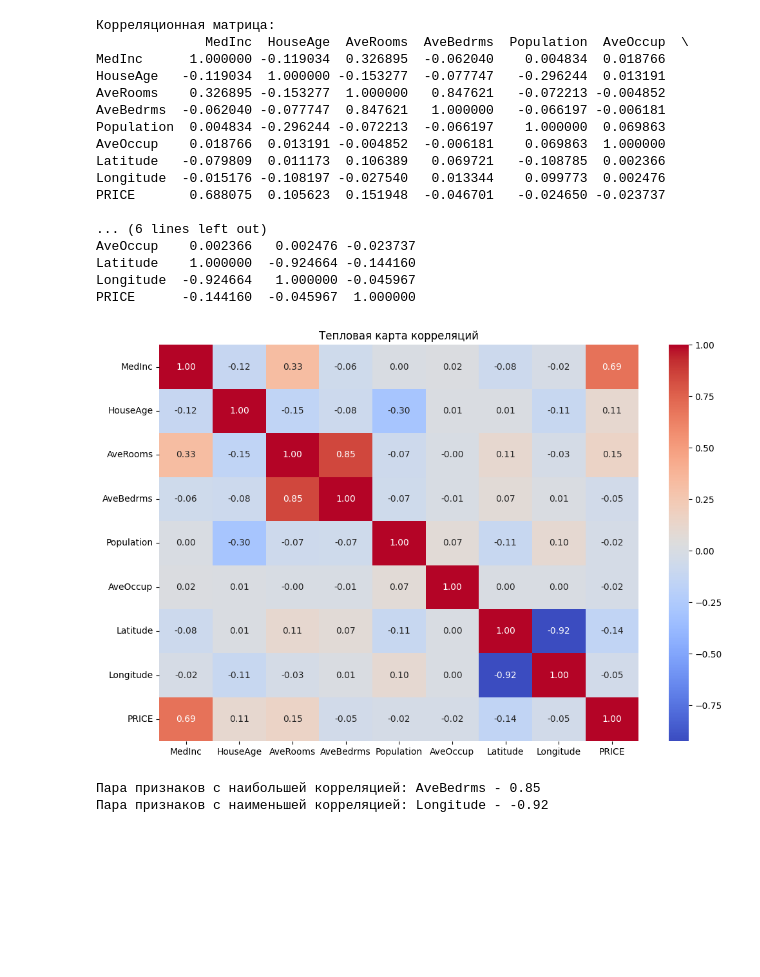
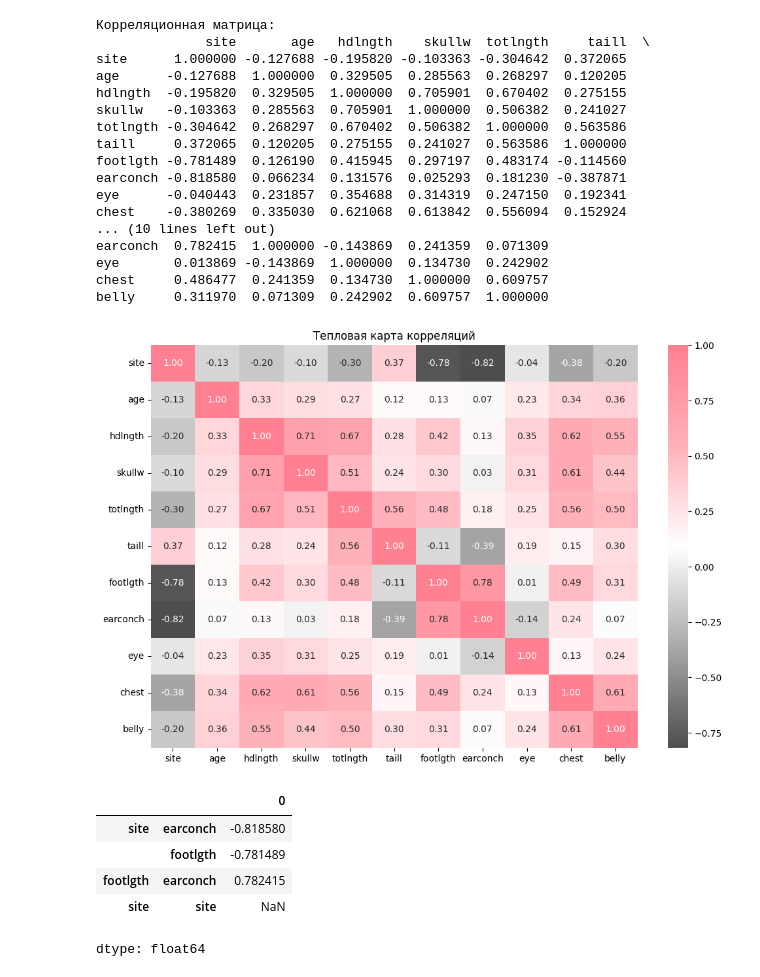
Before and after one commit to berberberk/timl-fs-2024, a Jupyter notebook: TIML2_EDA.ipynb, the cells around one changed output. Saved outputs shown, nothing was run; the diff lists cells and outputs as text; code cells hidden in the pictures; blank space fills up the shorter version.

```diff
--- a/TIML2_EDA.ipynb
+++ b/TIML2_EDA.ipynb
@@ -40,0 +61,3 @@ print(df.head())
+# %%
+df = df.dropna().reset_index(drop=True)
+df.info()
@@ -40,0 +82,12 @@ print(df.head())
+# %%
+df = df.drop('case', axis=1)
+# %%
+from matplotlib.colors import LinearSegmentedColormap
+
+possum_cmap = LinearSegmentedColormap.from_list('my_gradient', (
+    # Edit this gradient at https://eltos.github.io/gradient/#4E4E4E-A9A9A9-FFFFFF-FFB2BB-FF8090
+    (0.000, (0.306, 0.306, 0.306)),
+    (0.250, (0.663, 0.663, 0.663)),
+    (0.500, (1.000, 1.000, 1.000)),
+    (0.750, (1.000, 0.698, 0.733)),
+    (1.000, (1.000, 0.502, 0.565))))
@@ -42,45 +112,48 @@ print(df.head())
 #@title Исследование корреляций
 
 # Построение корреляционной матрицы
-corr_matrix = df.corr()
+corr_matrix = df.drop(['Pop', 'sex'], axis=1).corr()
 print("\nКорреляционная матрица:")
 print(corr_matrix)
 # %% [output]
 Корреляционная матрица:
-              MedInc  HouseAge  AveRooms  AveBedrms  Population  AveOccup  \
-MedInc      1.000000 -0.119034  0.326895  -0.062040    0.004834  0.018766
-HouseAge   -0.119034  1.000000 -0.153277  -0.077747   -0.296244  0.013191
-AveRooms    0.326895 -0.153277  1.000000   0.847621   -0.072213 -0.004852
-AveBedrms  -0.062040 -0.077747  0.847621   1.000000   -0.066197 -0.006181
-Population  0.004834 -0.296244 -0.072213  -0.066197    1.000000  0.069863
-AveOccup    0.018766  0.013191 -0.004852  -0.006181    0.069863  1.000000
-Latitude   -0.079809  0.011173  0.106389   0.069721   -0.108785  0.002366
-Longitude  -0.015176 -0.108197 -0.027540   0.013344    0.099773  0.002476
-PRICE       0.688075  0.105623  0.151948  -0.046701   -0.024650 -0.023737
-
-... (6 lines left out)
-AveOccup    0.002366   0.002476 -0.023737
-Latitude    1.000000  -0.924664 -0.144160
-Longitude  -0.924664   1.000000 -0.045967
-PRICE      -0.144160  -0.045967  1.000000
+              site       age   hdlngth    skullw  totlngth     taill  \
+site      1.000000 -0.127688 -0.195820 -0.103363 -0.304642  0.372065
+age      -0.127688  1.000000  0.329505  0.285563  0.268297  0.120205
+hdlngth  -0.195820  0.329505  1.000000  0.705901  0.670402  0.275155
+skullw   -0.103363  0.285563  0.705901  1.000000  0.506382  0.241027
+totlngth -0.304642  0.268297  0.670402  0.506382  1.000000  0.563586
+taill     0.372065  0.120205  0.275155  0.241027  0.563586  1.000000
+footlgth -0.781489  0.126190  0.415945  0.297197  0.483174 -0.114560
+earconch -0.818580  0.066234  0.131576  0.025293  0.181230 -0.387871
+eye      -0.040443  0.231857  0.354688  0.314319  0.247150  0.192341
+chest    -0.380269  0.335030  0.621068  0.613842  0.556094  0.152924
+... (10 lines left out)
+earconch  0.782415  1.000000 -0.143869  0.241359  0.071309
+eye       0.013869 -0.143869  1.000000  0.134730  0.242902
+chest     0.486477  0.241359  0.134730  1.000000  0.609757
+belly     0.311970  0.071309  0.242902  0.609757  1.000000
 # %%
 # Визуализация тепловой карты корреляций
 
 plt.figure(figsize=(12, 8))
-sns.heatmap(corr_matrix, annot=True, cmap="coolwarm", fmt=".2f")
+sns.heatmap(corr_matrix, annot=True, cmap=possum_cmap, fmt=".2f")
 plt.title("Тепловая карта корреляций")
 plt.show()
 # %% [output]
-[figure, old version]
+[figure, new version]
-# %%
-# Поиск пар признаков с наибольшей и наименьшей корреляцией (кроме диагонали)
-
-corr_matrix_unstacked = corr_matrix.where(np.triu(np.ones(corr_matrix.shape), k=1).astype(bool))
-strongest_correlation = corr_matrix_unstacked.max().idxmax()
-weakest_correlation = corr_matrix_unstacked.min().idxmin()
-
-print(f"\nПара признаков с наибольшей корреляцией: {strongest_correlation} - {corr_matrix_unstacked.max().max():.2f}")
-print(f"Пара признаков с наименьшей корреляцией: {weakest_correlation} - {corr_matrix_unstacked.min().min():.2f}")
-# %% [output]
-Пара признаков с наибольшей корреляцией: AveBedrms - 0.85
-Пара признаков с наименьшей корреляцией: Longitude - -0.92
+# %%
+def corr_filter(x: pd.DataFrame, bound: float):
+    x_corr = x.corr()
+    x_filtered = x_corr[((x_corr >= bound) | (x_corr <= -bound)) & (x_corr !=1.000)]
+    x_flattened = x_filtered.unstack().sort_values().drop_duplicates()
+    return x_flattened
+
+corr_filter(df_num, .75)
+# %% [output]
+|  |  | 0 |
+| site | earconch | -0.818580 |
+|  | footlgth | -0.781489 |
+| footlgth | earconch | 0.782415 |
+| site | site | NaN |
+dtype: float64
```
Also changed, not shown: parts of 15 cells of this notebook.
